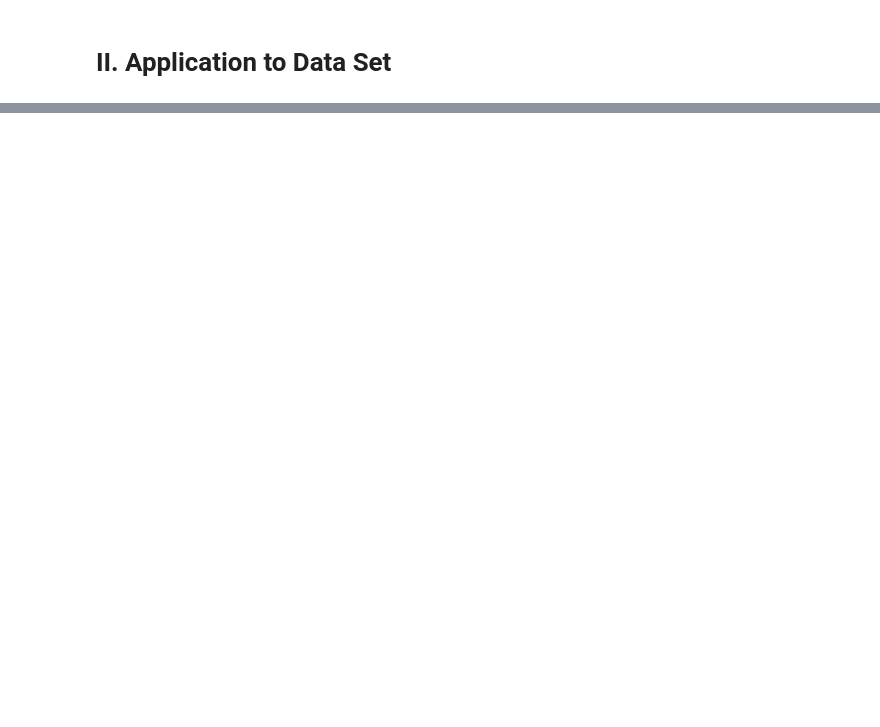
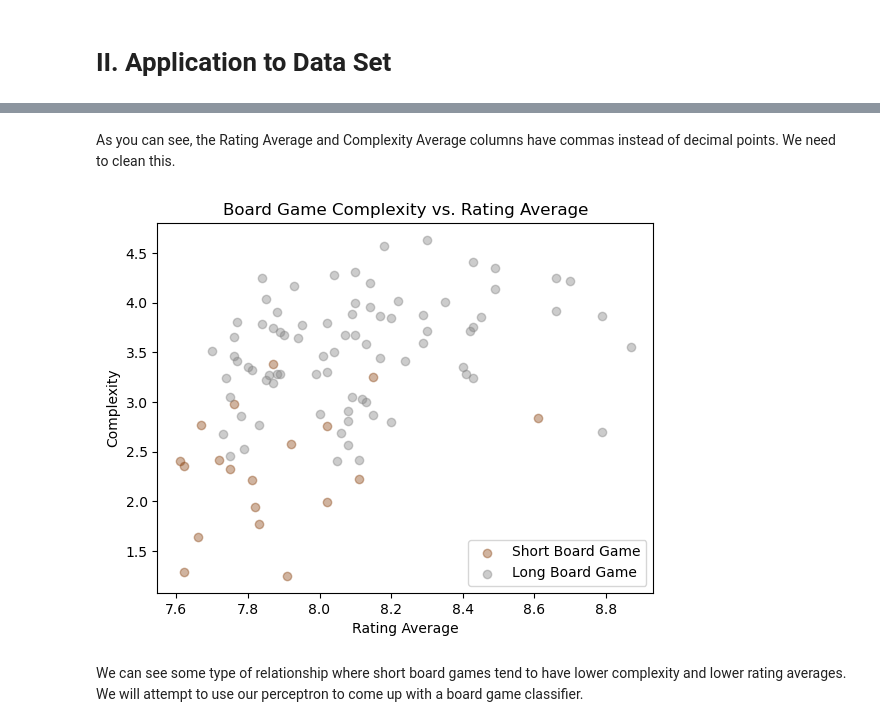
Before and after one commit to legendschwab/cmor438individual, a Jupyter notebook: Supervised Machine Learning/1. Perceptron/perceptroncmor438.ipynb, the cells around one changed output, grey strips where cells are left out. Cells and saved outputs as stored; diff of their text form; code cells hidden in the pictures; blank space fills up the shorter version.

Commit message:
perceptron

```diff
--- a/Supervised Machine Learning/1. Perceptron/perceptroncmor438.ipynb
+++ b/Supervised Machine Learning/1. Perceptron/perceptroncmor438.ipynb
@@ -63,4 +87,5 @@ class Perceptron(object):
 # %% [markdown]
 # II. Application to Data Set
 # %%
-coaster_data = pd.read_csv("../coaster_db.csv")
+game_data = pd.read_csv("../bgg_dataset.csv",delimiter=";")
+game_data.info()
@@ -166,0 +120,47 @@ Epoch 296/300, Misclassifications: 75
+# %% [markdown]
+As you can see, the Rating Average and Complexity Average columns have commas instead of decimal points. We need to clean this.
+# %%
+game_data['Complexity Average'] = game_data['Complexity Average'].str.replace(',', '.').astype(float)
+game_data['Rating Average'] = game_data['Rating Average'].str.replace(',', '.').astype(float)
+# %%
+
+game_cleaned = game_data[['Rating Average','Complexity Average','Min Age','Play Time','Min Players','BGG Rank','Domains']]
+
+# top 100 games only
+game_cleaned = game_cleaned[game_cleaned['BGG Rank'] <= 100]
+#game_cleaned = game_cleaned[game_cleaned['Play Time'] < 700]
+
+#game_cleaned = game_cleaned[game_cleaned['playing_time'] > 0]
+
+game_cleaned.dropna(inplace = True)
+
+# Less than 13 = 1 (Child), Greater than 13 = -1 (Teen)
+
+#game_cleaned = game_cleaned[game_cleaned['category'].str.contains('Adventure')]
+
+#game_cleaned = game_cleaned[game_cleaned['mechanic'].str.contains('Trick-taking')]
+
+game_cleaned['short'] = np.where(game_cleaned['Play Time'] <= 60, 1, -1)
+
+short = game_cleaned[game_cleaned['short'] == 1]
+long = game_cleaned[game_cleaned['short'] == -1]
+# %%
+# Plot short board games
+plt.scatter(short['Rating Average'], short['Complexity Average'], color='saddlebrown', label='Short Board Game', alpha=0.4)
+
+# Plot long board games
+plt.scatter(long['Rating Average'], long['Complexity Average'],
+            color='gray', label='Long Board Game', alpha=0.4)
+
+# Labels and title
+plt.xlabel('Rating Average')
+plt.ylabel('Complexity')
+plt.title('Board Game Complexity vs. Rating Average')
+# Add legend
+plt.legend()
+# Show plot
+plt.show()
+# %% [output]
+[figure, added]
+# %% [markdown]
+We can see some type of relationship where short board games tend to have lower complexity and lower rating averages. We will attempt to use our perceptron to come up with a board game classifier.
```
Also changed, not shown: parts of 13 cells of this notebook, 5 other files.
